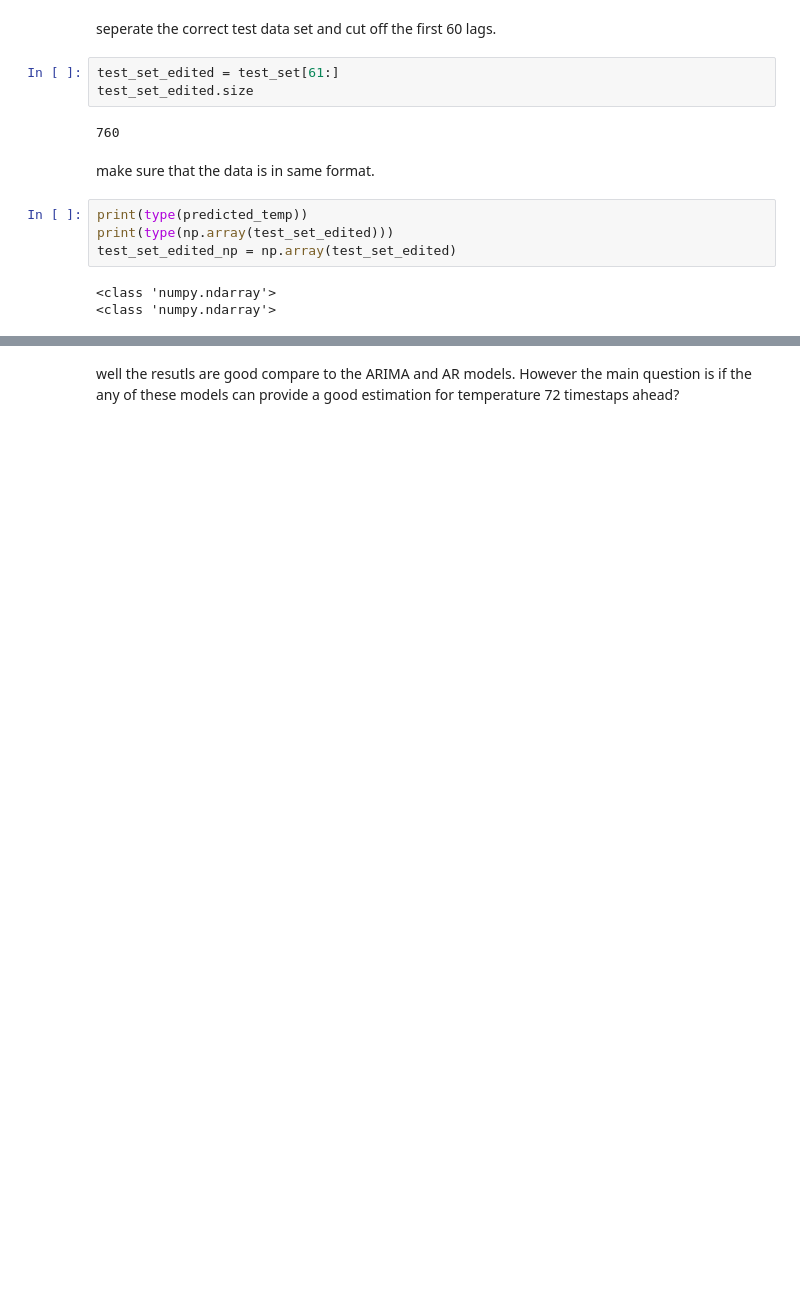
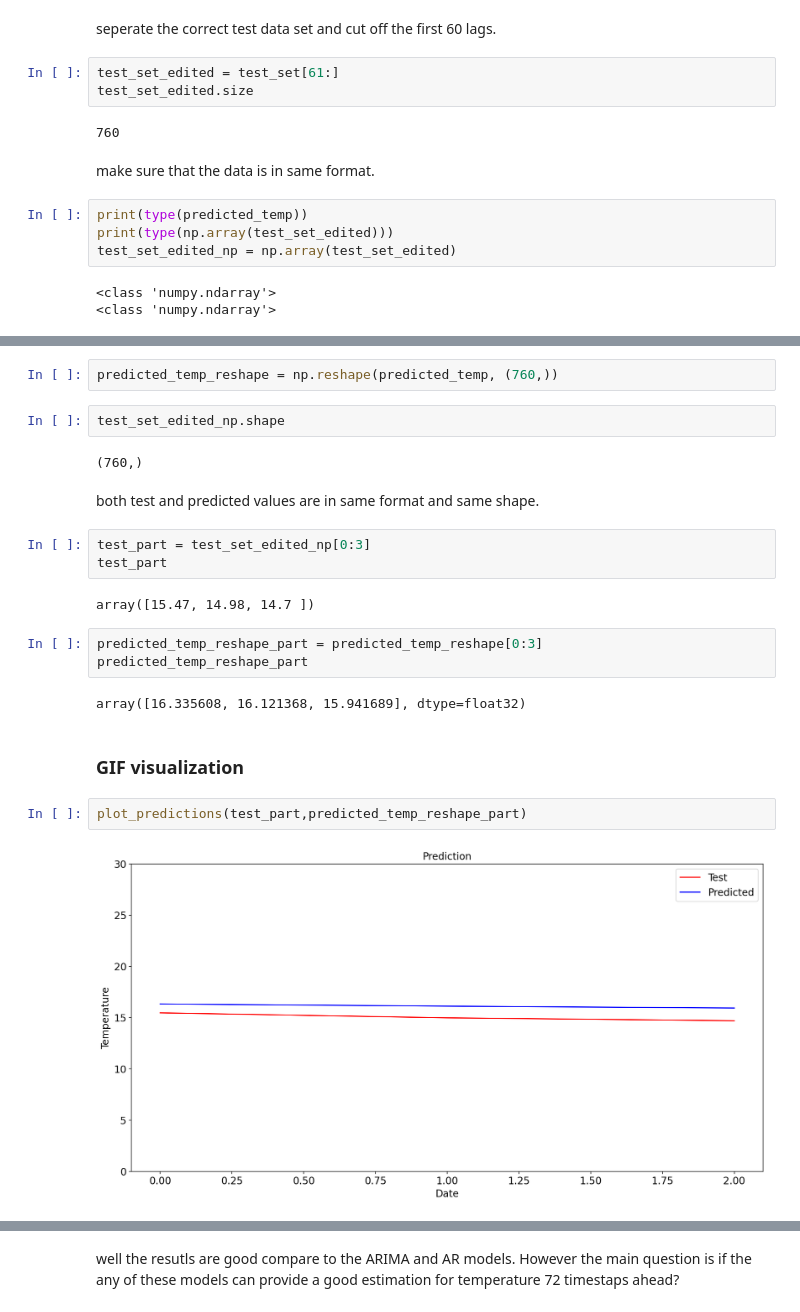
Before and after one commit to Atashnezhad/Time_series_project, a Jupyter notebook: Code/P03_02_LSTM.ipynb, the cells around one changed output, grey strips where cells are left out. Drawn from its saved outputs; the diff is of its cells as text; blank space fills up the shorter version.

```diff
--- a/Code/P03_02_LSTM.ipynb
+++ b/Code/P03_02_LSTM.ipynb
@@ -344,0 +392,24 @@ The root mean squared error is 0.9838447938849314.
+# %%
+predicted_temp_reshape = np.reshape(predicted_temp, (760,))
+# %%
+test_set_edited_np.shape
+# %% [output]
+(760,)
+# %% [markdown]
+both test and predicted values are in same format and same shape.
+# %%
+test_part = test_set_edited_np[0:3]
+test_part
+# %% [output]
+array([15.47, 14.98, 14.7 ])
+# %%
+predicted_temp_reshape_part = predicted_temp_reshape[0:3]
+predicted_temp_reshape_part
+# %% [output]
+array([16.335608, 16.121368, 15.941689], dtype=float32)
+# %% [markdown]
+### GIF visualization
+# %%
+plot_predictions(test_part,predicted_temp_reshape_part)
+# %% [output]
+[figure, added]
```
Also changed, not shown: parts of 32 cells of this notebook, 1 other file.
